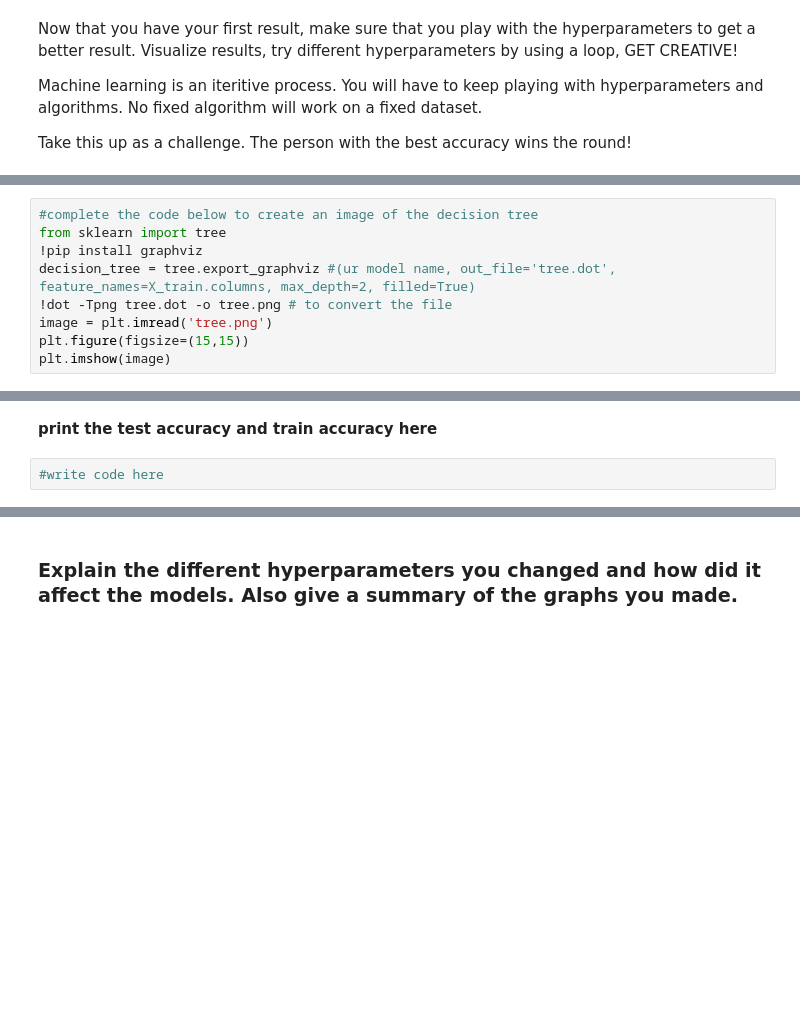
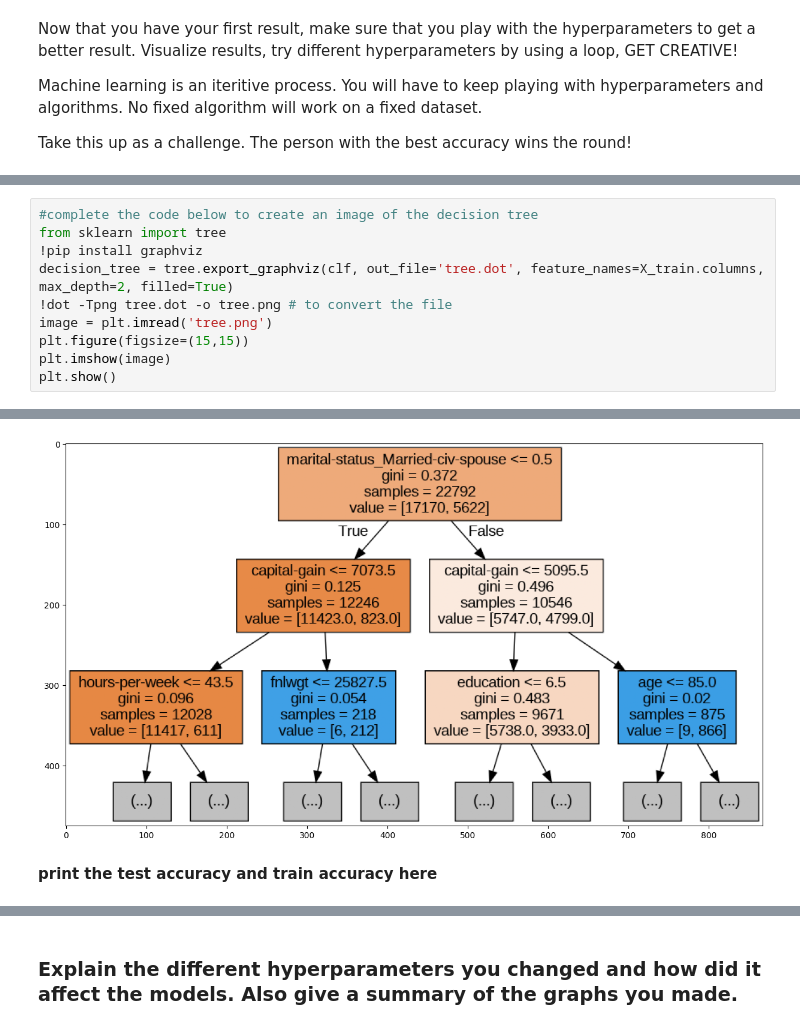
Before and after one commit to lakshmikam/synapse_mltask_lakshmi, a Jupyter notebook: Copy_of_Synapse_LP_Task_4.ipynb, the cells around one changed output, grey strips where cells are left out. Drawn from its saved outputs; the diff is of its cells as text; blank space fills up the shorter version.

```diff
--- a/Copy_of_Synapse_LP_Task_4.ipynb
+++ b/Copy_of_Synapse_LP_Task_4.ipynb
@@ -600,8 +645,10 @@ Take this up as a challenge. The person with the best accuracy wins the round!
 #complete the code below to create an image of the decision tree
 from sklearn import tree
 !pip install graphviz
-decision_tree = tree.export_graphviz #(ur model name, out_file='tree.dot', feature_names=X_train.columns, max_depth=2, filled=True)
+decision_tree = tree.export_graphviz(clf, out_file='tree.dot', feature_names=X_train.columns, max_depth=2, filled=True)
 !dot -Tpng tree.dot -o tree.png # to convert the file
 image = plt.imread('tree.png')
 plt.figure(figsize=(15,15))
 plt.imshow(image)
+plt.show()
+# %% [output]
@@ -608,4 +656,3 @@ plt.imshow(image)
+[figure, added]
 # %% [markdown]
 <b>print the test accuracy and train accuracy here</b>
-# %%
-#write code here
```
Also changed, not shown: parts of 43 cells of this notebook.
